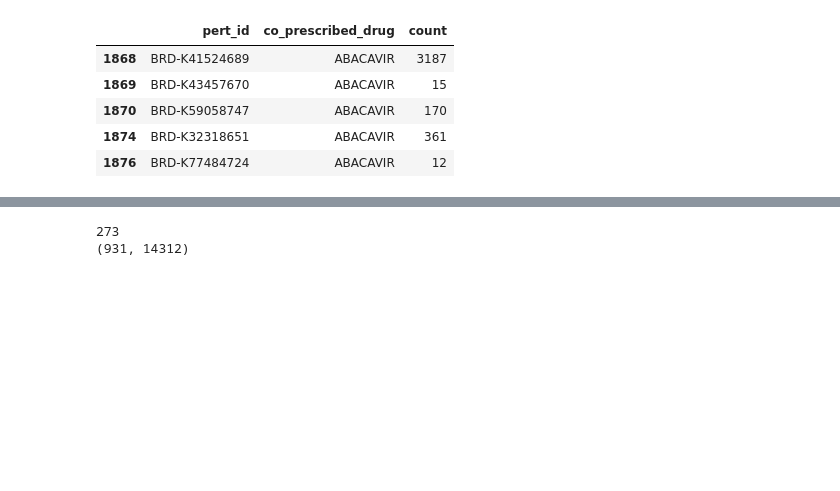
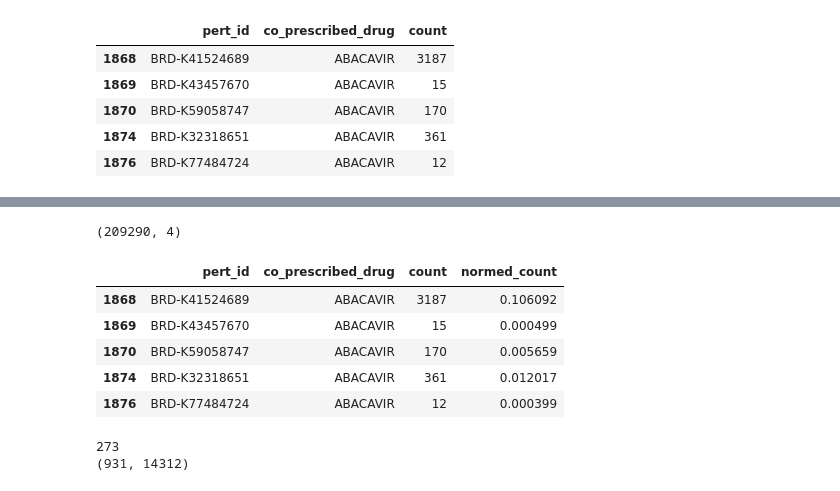
Before and after one commit to MaayanLab/L1000FWD, a Jupyter notebook: notebooks/Organize_data_from_EMR.ipynb, the cells around one changed output, grey strips where cells are left out. Cells and saved outputs as stored; diff of their text form; code cells hidden in the pictures; blank space fills up the shorter version.

```diff
--- a/notebooks/Organize_data_from_EMR.ipynb
+++ b/notebooks/Organize_data_from_EMR.ipynb
@@ -528,0 +613,10 @@ rx_rx_counts_df.head()
+# %%
+rx_rx_counts_normed_df = pd.melt(rx_rx_counts_normed_df.reset_index(),
+                          id_vars=['pert_id'],
+                          value_vars=rx_rx_counts_normed_df.columns.tolist(),
+                          var_name='co_prescribed_drug',
+                          value_name='normed_count',
+                         )
+print rx_rx_counts_normed_df.shape
+print rx_rx_counts_normed_df.shape
+rx_rx_counts_normed_df.head()
@@ -529,2 +632,16 @@ rx_rx_counts_df.head()
+# %%
+rx_rx_counts_normed_df.loc[rx_rx_counts_df.index[:10]]
+# Add the normed_count as a column of the rx_rx_counts_df
+rx_rx_counts_df['normed_count'] = rx_rx_counts_normed_df.loc[rx_rx_counts_df.index]['normed_count']
+print rx_rx_counts_df.shape
+rx_rx_counts_df.head()
+# %% [output]
+(209290, 4)
+|  | pert_id | co_prescribed_drug | count | normed_count |
+| 1868 | BRD-K41524689 | ABACAVIR | 3187 | 0.106092 |
+| 1869 | BRD-K43457670 | ABACAVIR | 15 | 0.000499 |
+| 1870 | BRD-K59058747 | ABACAVIR | 170 | 0.005659 |
+| 1874 | BRD-K32318651 | ABACAVIR | 361 | 0.012017 |
+| 1876 | BRD-K77484724 | ABACAVIR | 12 | 0.000399 |
 # %%
 engine = create_engine('mysql://euclid:elements@amp.pharm.mssm.edu:3306/euclid4?charset=utf8')
```
Also changed, not shown: parts of 28 cells of this notebook.
